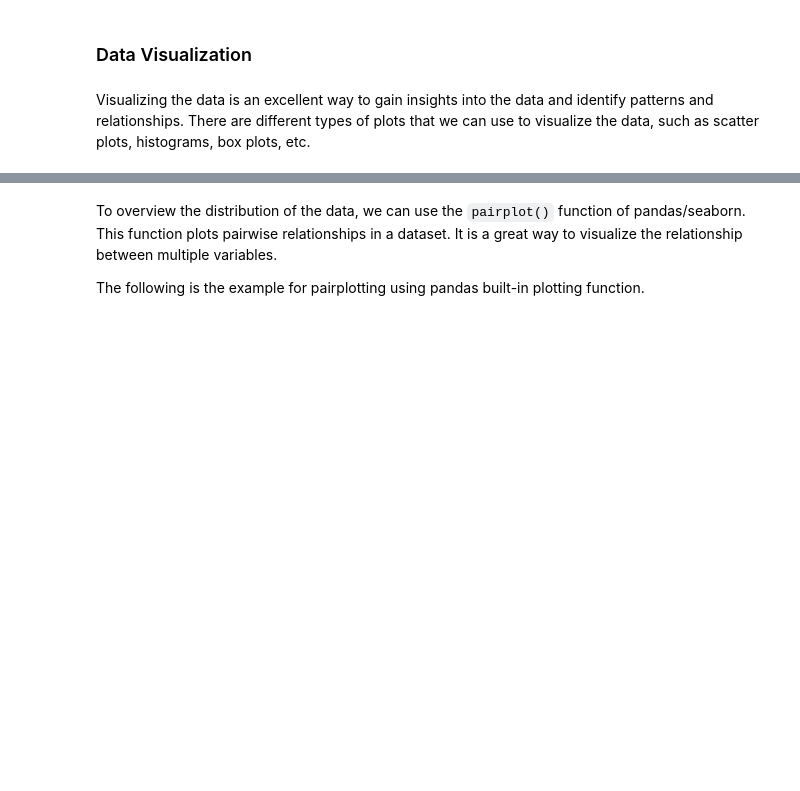
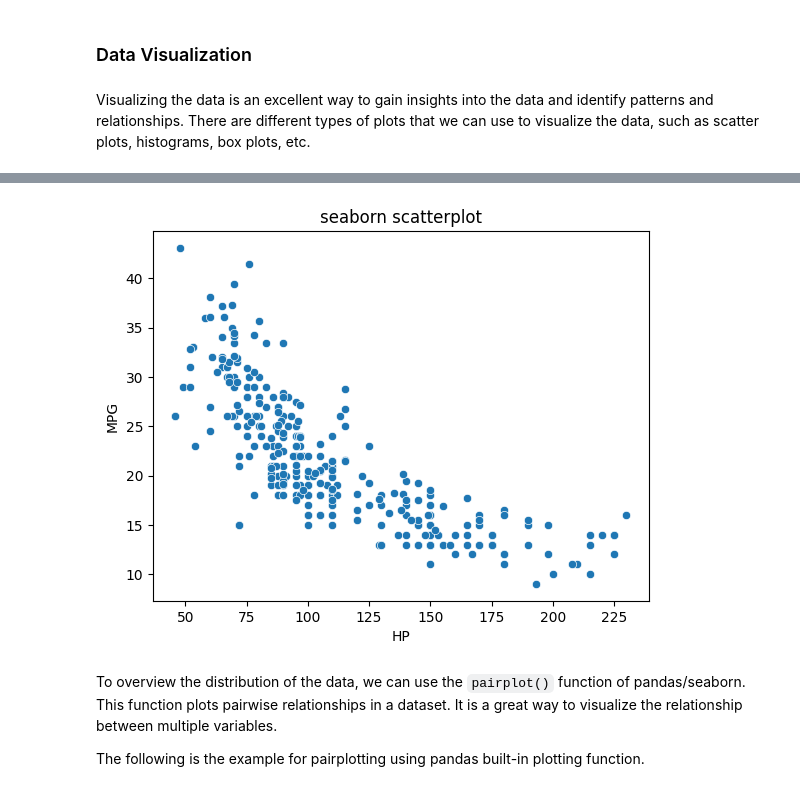
Before and after one commit to VivianPita/lab_iagi, a Jupyter notebook: Esercitazione_5.ipynb, the cells around one changed output, grey strips where cells are left out. Cells and saved outputs as stored; diff of their text form; code cells hidden in the pictures; blank space fills up the shorter version.

```diff
--- a/Esercitazione_5.ipynb
+++ b/Esercitazione_5.ipynb
@@ -125,3 +147,12 @@ Visualizing the data is an excellent way to gain insights into the data and iden
+# %%
+# Seaborn scatterplot()
+sns.scatterplot(data=df,x='HP',y='MPG')
+plt.xlabel('HP')
+plt.ylabel('MPG')
+plt.title('seaborn scatterplot')
+plt.show()
+# %% [output]
+[figure, added]
 # %% [markdown]
 To overview the distribution of the data, we can use the `pairplot()` function of pandas/seaborn. This function plots pairwise relationships in a dataset. It is a great way to visualize the relationship between multiple variables.
 
```
Also changed, not shown: parts of 20 cells of this notebook.
